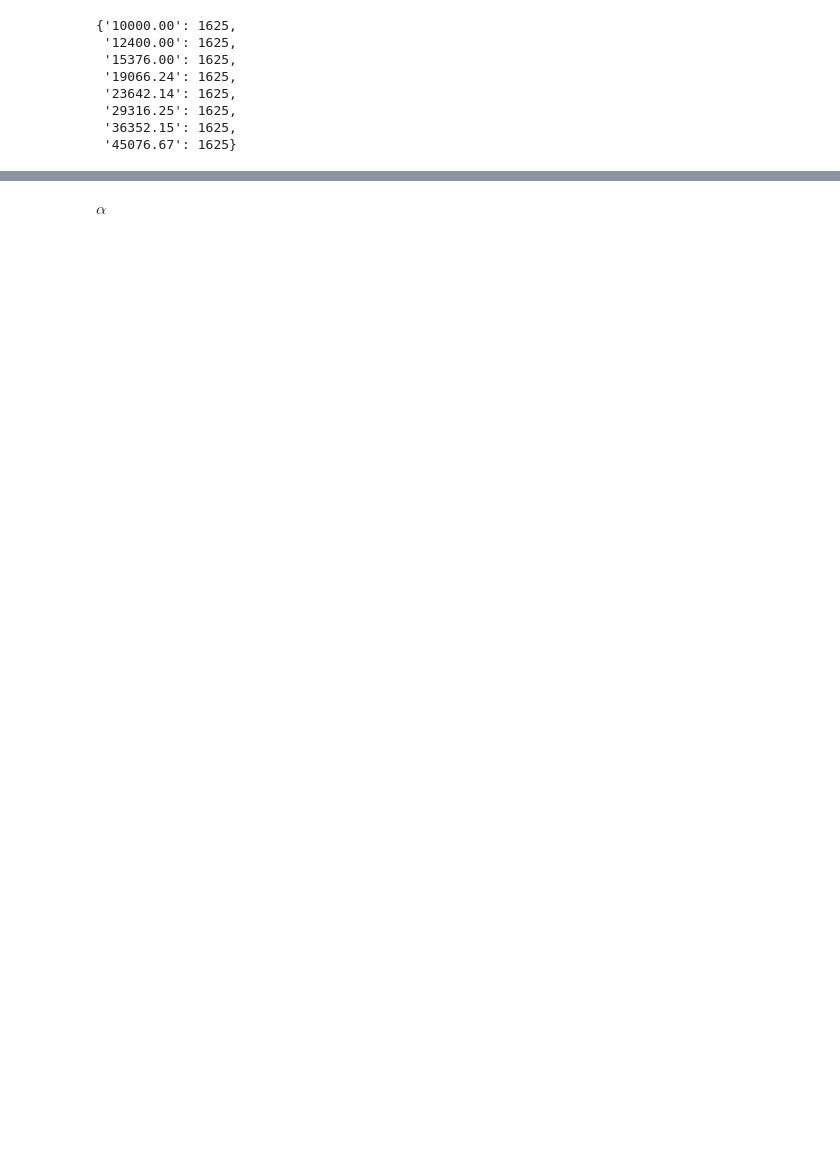
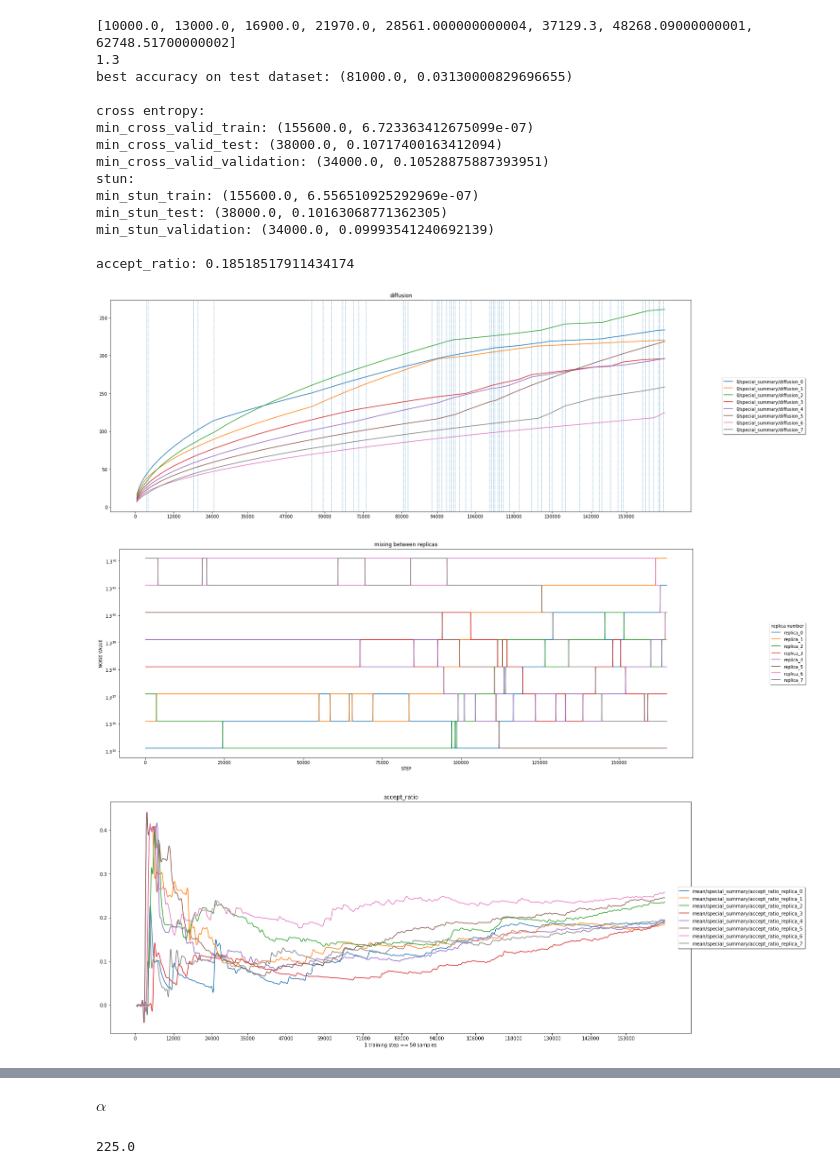
Before and after one commit to madrixx/deep_tempering, a Jupyter notebook: mnist_experiments_plot.ipynb, the cells around one changed output, grey strips where cells are left out. Drawn from its saved outputs; the diff is of its cells as text; code cells hidden in the pictures; blank space fills up the shorter version.

```diff
--- a/mnist_experiments_plot.ipynb
+++ b/mnist_experiments_plot.ipynb
@@ -38,17 +67,31 @@ plot.legend(fig, ax, legend_title = 'beta_0', xlabel='SEPARATION RATIO', ylabel=
 # %%
 reload(summ_ext2)
-se = summ_ext2.SummaryExtractor(f3[7])
+#f = sorted(f2, key=lambda x: int(x.split('_')))
+f = f3
+indx = 9
+f = sorted(f, key=lambda x: int(x.split('_')[-1]))
+se = summ_ext2.SummaryExtractor(f[indx])
 #se.print_report()
-#print(se.get_description()['noise_list'])
+print(se.get_description()['noise_list'])
 #se._get_temperature_occupation_rate_data()
-#se.print_report()
-se._get_mixing_ratio_data()
+se.print_report()
+#se._get_mixing_ratio_data()
+#se._get_mixing_ratio_data()
 # %% [output]
-{'10000.00': 1625,
- '12400.00': 1625,
- '15376.00': 1625,
- '19066.24': 1625,
- '23642.14': 1625,
- '29316.25': 1625,
- '36352.15': 1625,
- '45076.67': 1625}
+[10000.0, 13000.0, 16900.0, 21970.0, 28561.000000000004, 37129.3, 48268.09000000001, 62748.51700000002]
+1.3
+best accuracy on test dataset: (81000.0, 0.03130000829696655)
+
+cross entropy:
+min_cross_valid_train: (155600.0, 6.723363412675099e-07)
+min_cross_valid_test: (38000.0, 0.10717400163412094)
+min_cross_valid_validation: (34000.0, 0.10528875887393951)
+stun:
+min_stun_train: (155600.0, 6.556510925292969e-07)
+min_stun_test: (38000.0, 0.10163068771362305)
+min_stun_validation: (34000.0, 0.09993541240692139)
+
+accept_ratio: 0.18518517911434174
+[figure, added]
+[figure, added]
+[figure, added]
@@ -55,2 +101,6 @@ se._get_mixing_ratio_data()
 # %% [markdown]
 $\alpha$
+# %%
+300*0.75
+# %% [output]
+225.0
```
Also changed, not shown: parts of 4 cells of this notebook.
